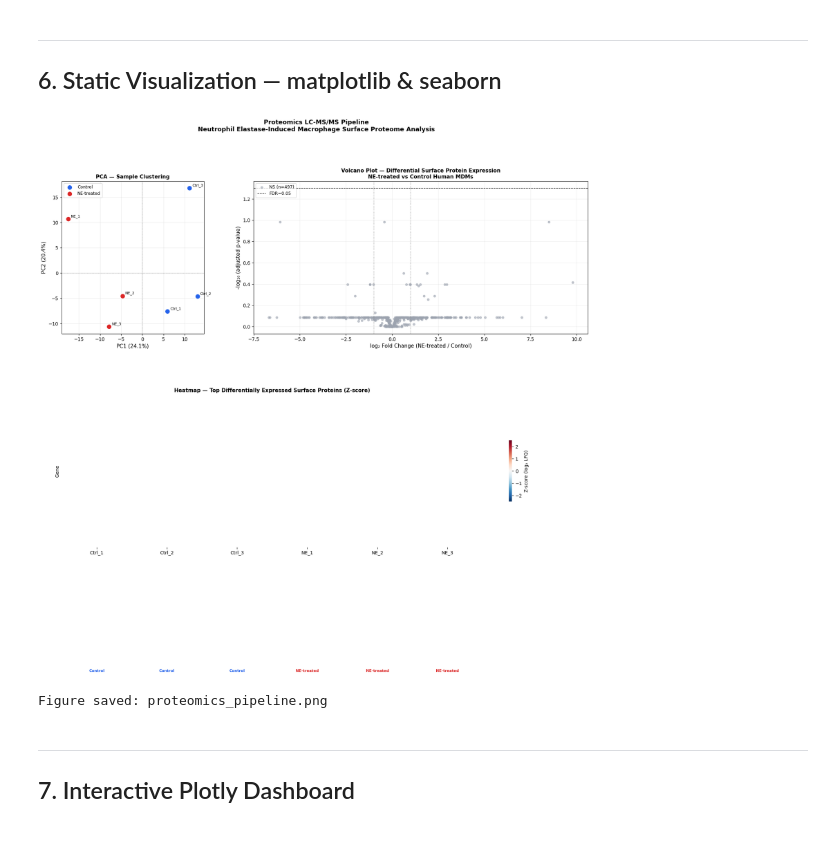
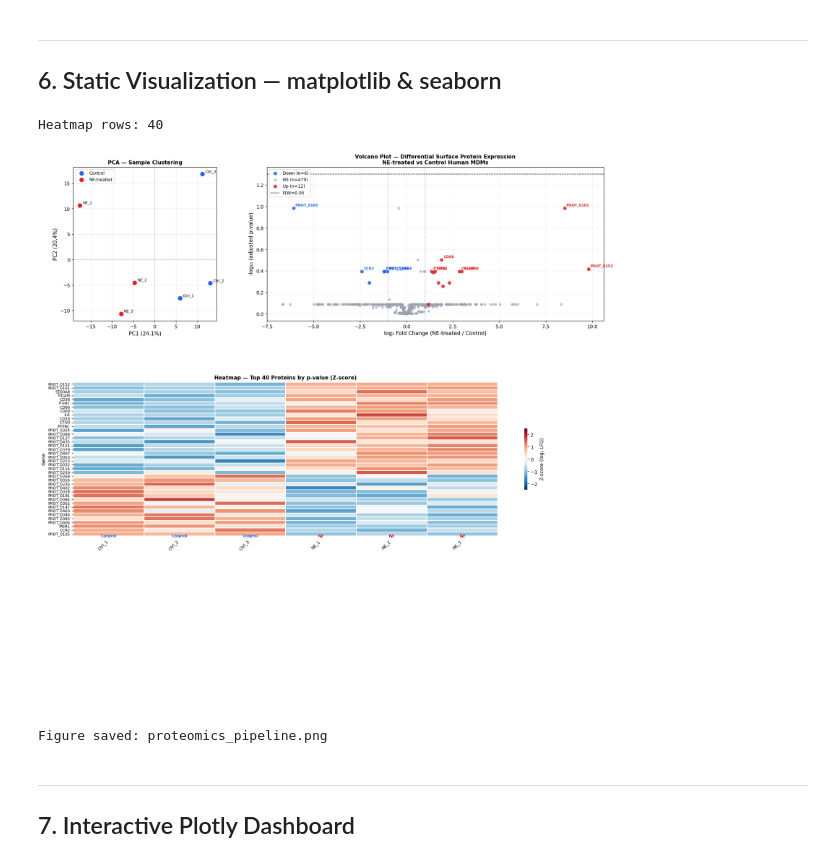
Before and after one commit to ahmedn12/proteomics-lcms-pipeline, a Jupyter notebook: proteomics_lcms_pipeline.ipynb, the cells around one changed output. Cells and saved outputs as stored; diff of their text form; code cells hidden in the pictures.

Commit message:
Fix heatmap and volcano plot visualization

```diff
--- a/proteomics_lcms_pipeline.ipynb
+++ b/proteomics_lcms_pipeline.ipynb
@@ -309,7 +309,7 @@ df_de['-log10p']   = -np.log10(df_de['pvalue'])
 df_de['-log10padj']= -np.log10(df_de['padj'])
 
 # Classify
-df_de['Significant'] = (df_de['padj'] < 0.05) & (df_de['log2FC'].abs() >= 1.0)
+df_de['Significant'] = (df_de['pvalue'] < 0.05) & (df_de['log2FC'].abs() >= 1.0)
 df_de['Direction']   = 'NS'
 df_de.loc[(df_de['Significant']) & (df_de['log2FC'] > 0), 'Direction'] = 'Up'
 df_de.loc[(df_de['Significant']) & (df_de['log2FC'] < 0), 'Direction'] = 'Down'
@@ -394,52 +402,61 @@ for _, r in top_label.iterrows():
 ax2.set_xlabel('log₂ Fold Change (NE-treated / Control)', fontsize=11)
 ax2.set_ylabel('-log₁₀ (adjusted p-value)', fontsize=11)
 ax2.set_title('Volcano Plot — Differential Surface Protein Expression\n'
               'NE-treated vs Control Human MDMs', fontsize=11, fontweight='bold')
 ax2.legend(fontsize=9, loc='upper left')
 ax2.grid(True, alpha=0.2)
 
 # ── Panel 3: Heatmap of top 40 DE proteins ───────────────────────────────────
-top40 = df_de[df_de['Significant']].nsmallest(40, 'padj')['Gene'].tolist()
+# Use top 40 by raw p-value (robust with small n=3 replicates)
+top40 = df_de.nsmallest(40, 'pvalue')['Gene'].tolist()
 heat_data = df_norm[df_norm['Gene'].isin(top40)].set_index('Gene')[intensity_cols]
+
+# Drop flat rows (zero std breaks z-score)
+heat_data = heat_data[heat_data.std(axis=1) > 0.01]
 
 # Z-score across samples
 heat_z = heat_data.apply(lambda r: (r - r.mean()) / r.std(), axis=1)
-heat_z = heat_z.reindex(top_hits['Gene'].tolist(), fill_value=0)
 
-# Column colors
-col_colors = pd.Series(
-    [COND_COLORS[c] for c in conditions],
-    index=intensity_cols
+# Sort by log2FC: upregulated at top, downregulated at bottom
+lfc_order = (
+    df_de[df_de['Gene'].isin(heat_z.index)]
+    .set_index('Gene')['log2FC']
+    .reindex(heat_z.index)
+    .sort_values(ascending=False)
 )
+heat_z = heat_z.reindex(lfc_order.index).dropna()
 
-cg = sns.heatmap(
+print(f'Heatmap rows: {len(heat_z)}')  # should be ~40
+
+sns.heatmap(
     heat_z, ax=ax3,
     cmap='RdBu_r', center=0, vmin=-2.5, vmax=2.5,
     linewidths=0.3, linecolor='white',
+    yticklabels=True,
     cbar_kws={'label': 'Z-score (log₂ LFQ)', 'shrink': 0.4}
 )
-ax3.set_title('Heatmap — Top Differentially Expressed Surface Proteins (Z-score)',
+ax3.set_title('Heatmap — Top 40 Proteins by p-value (Z-score)',
               fontsize=11, fontweight='bold')
 ax3.set_xlabel('')
+ax3.set_xticklabels(intensity_cols, rotation=45, ha='right', fontsize=9)
 ax3.tick_params(axis='y', labelsize=8)
 
-# Condition labels
+# Condition color labels
 for i, (col, cond) in enumerate(zip(intensity_cols, conditions)):
-    ax3.text(i + 0.5, -0.8, cond, ha='center', va='top',
-             fontsize=8, color=COND_COLORS[cond], fontweight='bold',
+    ax3.text(i + 0.5, len(heat_z) + 0.5, cond.split('-')[0],
+             ha='center', va='bottom', fontsize=8,
+             color=COND_COLORS[cond], fontweight='bold')
+    ax3.text(i + 0.5, -1.1, cond.split('-')[0],
+             ha='center', va='center', fontsize=7,
+             color='white', fontweight='bold',
              transform=ax3.get_xaxis_transform())
-
-plt.suptitle(
-    'Proteomics LC-MS/MS Pipeline\n'
-    'Neutrophil Elastase-Induced Macrophage Surface Proteome Analysis',
-    fontsize=13, fontweight='bold', y=1.01
-)
 plt.savefig('proteomics_pipeline.png', dpi=150, bbox_inches='tight')
 plt.show()
 print('Figure saved: proteomics_pipeline.png')
 # %% [output]
+Heatmap rows: 40
-[figure, old version]
+[figure, new version]
-Figure saved: proteomics_pipeline.png
+Figure saved: proteomics_pipeline.png
 # %% [markdown]
 ---
 ## 7. Interactive Plotly Dashboard
```
Also changed, not shown: parts of 3 cells of this notebook, 5 other files.
